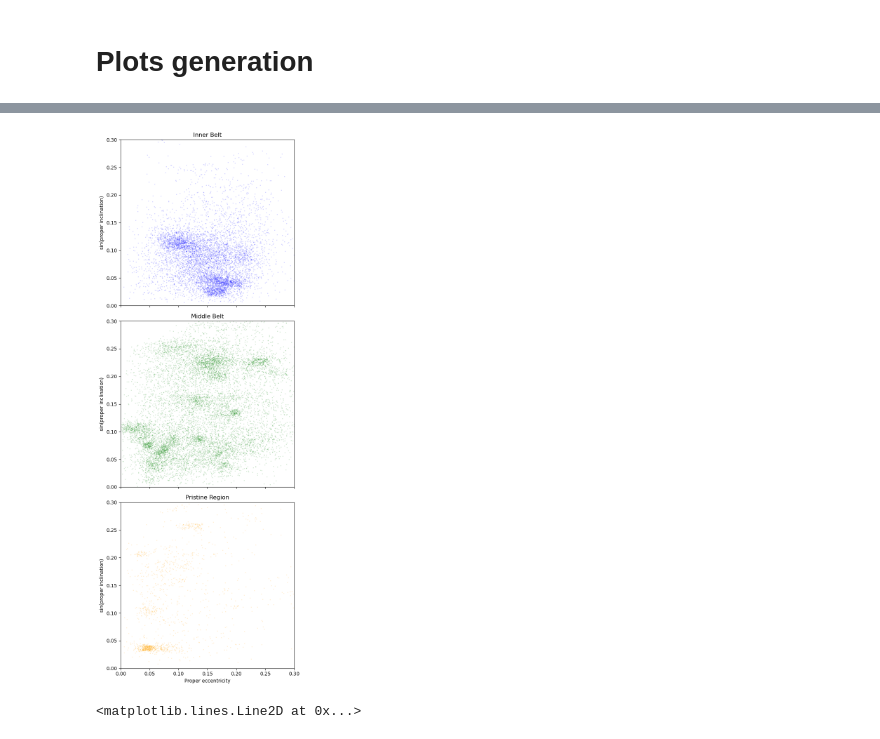
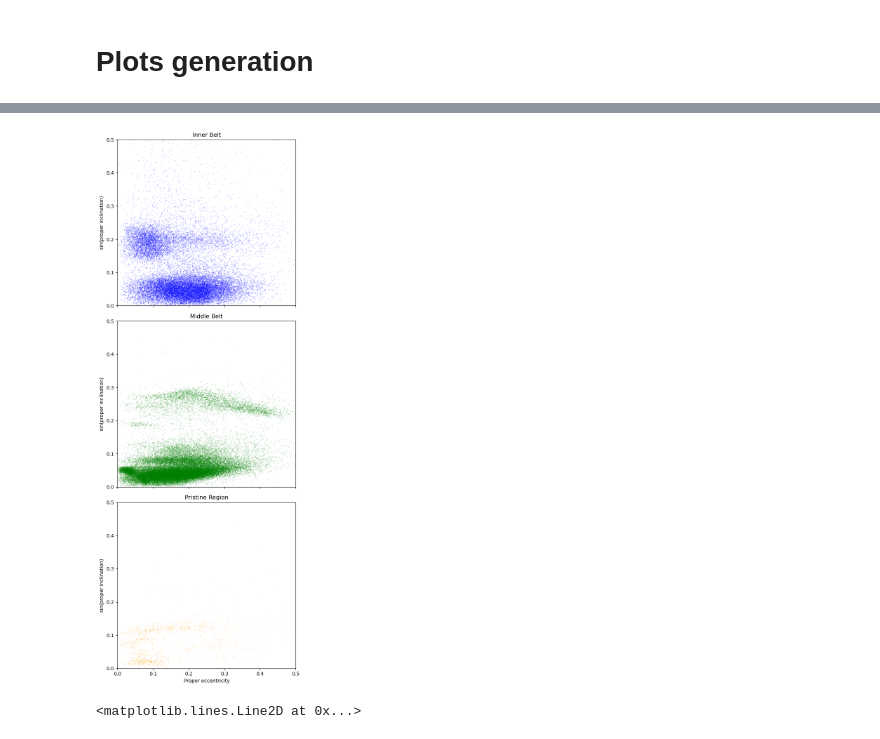
Before and after one commit to kavidey/action-angle-discovery, a Jupyter notebook: properelements.ipynb, the cells around one changed output, grey strips where cells are left out. Saved outputs shown, nothing was run; the diff lists cells and outputs as text; code cells hidden in the pictures.

```diff
--- a/properelements.ipynb
+++ b/properelements.ipynb
@@ -552,0 +718,16 @@ plt.legend()
+# %%
+merged_df_high = merged_df[merged_df['d'] > 100]
+para_e_inc = np.sqrt(np.sin(merged_df_high['propsini'])**2 + merged_df_high['prope']**2)
+a = merged_df_high['propa']
+plt.figure(figsize=[10, 10])
+plt. scatter(a, para_e_inc, s = 1, alpha = 0.1)
+plt.scatter(high_error_asteroids['propa'], np.sqrt(np.sin(high_error_asteroids['propsini'])**2 + high_error_asteroids['prope']**2), color = 'red', alpha = 0.8, s = 2, label = "Asteroids with high rms of prope and linear proper e")
+# plt.ylim(0, 0.3)
+# plt.xlim(1.75, 3.5)
+# for (label, a_val), color in zip(a_values.items(), colors):
+#     plt.vlines(a_val, 0, 0.3, label = label, color = color)
+plt.xlabel("proper semi-major axis", size = 17)
+plt.ylabel("$\sqrt{e^2 + (sin (i))^2}$", size = 17)
+plt.legend()
+plt.tight_layout
+plt.show()
@@ -554,41 +737,41 @@ plt.legend()
 import matplotlib.pyplot as plt
 import numpy as np
 
-inner_belt_df = merged_df[merged_df["propa"] < 2.5]
-middle_belt_df = merged_df[(merged_df["propa"] > 2.5) & (merged_df["propa"] < 2.825)]
-pristine_df = merged_df[(merged_df["propa"] > 2.825) & (merged_df["propa"] < 2.958)]
+inner_belt_df = merged_df_high[merged_df_high["propa"] < 2.5]
+middle_belt_df = merged_df_high[(merged_df_high["propa"] > 2.5) & (merged_df_high["propa"] < 2.825)]
+pristine_df = merged_df_high[(merged_df_high["propa"] > 2.825) & (merged_df_high["propa"] < 2.958)]
 
 fig, ax = plt.subplots(3, 1, figsize=(6, 16), sharex=True, sharey=True)
 
 # Inner belt
 linear_sin_i_inner = np.sin(inner_belt_df['propsini_h'])
 linear_prope_inner = inner_belt_df["prope_h"]
 ax[0].scatter(linear_prope_inner, linear_sin_i_inner, s=0.5, alpha=0.2, color='blue')
 ax[0].set_title("Inner Belt")
 
 # Middle belt
 linear_sin_i_middle = np.sin(middle_belt_df['propsini_h'])
 linear_prope_middle = middle_belt_df["prope_h"]
 ax[1].scatter(linear_prope_middle, linear_sin_i_middle, s=0.5, alpha=0.2, color='green')
 ax[1].set_title("Middle Belt")
 
 # Pristine region
 linear_sin_i_pristine = np.sin(pristine_df['propsini_h'])
 linear_prope_pristine = pristine_df["prope_h"]
 ax[2].scatter(linear_prope_pristine, linear_sin_i_pristine, s=0.5, alpha=0.2, color='orange')
 ax[2].set_title("Pristine Region")
 
 for axis in ax:
-    axis.set_xlim(0, 0.3)
-    axis.set_ylim(0, 0.3)
-    axis.set_ylabel("sin(proper inclination)")
+	axis.set_xlim(0, 0.5)
+	axis.set_ylim(0, 0.5)
+	axis.set_ylabel("sin(proper inclination)")
 
 ax[2].set_xlabel("Proper eccentricity")
 
 plt.tight_layout()
 plt.show()
 # %% [output]
-[figure, old version]
+[figure, new version]
 # %%
 aJup = 5.202263784717109
 fig, ax = plt.subplots()
```
Also changed, not shown: parts of 30 cells of this notebook.
